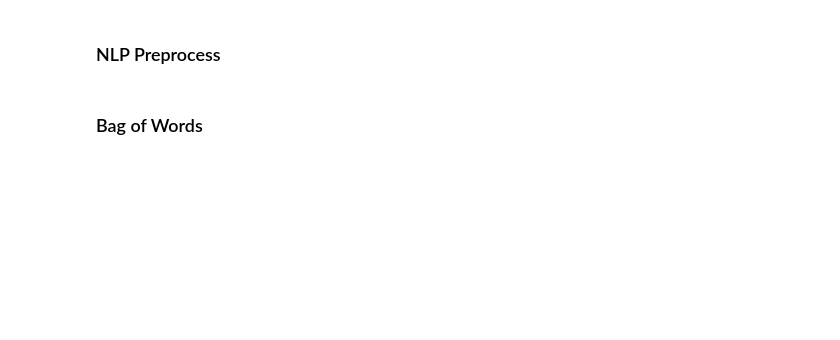
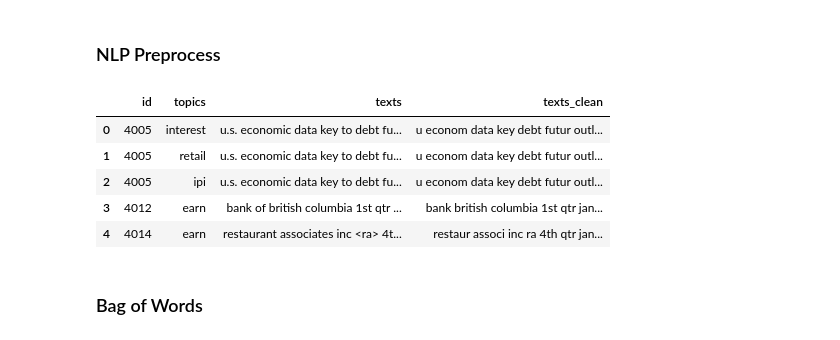
Before and after one commit to yinhao0424/reuters, a Jupyter notebook: ReutersEmbedding.ipynb, the cells around one changed output. Cells and saved outputs as stored; diff of their text form; code cells hidden in the pictures; blank space fills up the shorter version.

```diff
--- a/ReutersEmbedding.ipynb
+++ b/ReutersEmbedding.ipynb
@@ -66,6 +92,15 @@ def nlp_preprocess(text):
 # %%
 reuters_train['texts_clean'] = reuters_train['texts'].apply(lambda x:nlp_preprocess(x))
 reuters_test['texts_clean'] = reuters_test['texts'].apply(lambda x:nlp_preprocess(x))
+# %%
+reuters_train.head()
+# %% [output]
+|  | id | topics | texts | texts_clean |
+| 0 | 4005 | interest | u.s. economic data key to debt fu... | u econom data key debt futur outl... |
+| 1 | 4005 | retail | u.s. economic data key to debt fu... | u econom data key debt futur outl... |
+| 2 | 4005 | ipi | u.s. economic data key to debt fu... | u econom data key debt futur outl... |
+| 3 | 4012 | earn | bank of british columbia 1st qtr ... | bank british columbia 1st qtr jan... |
+| 4 | 4014 | earn | restaurant associates inc <ra> 4t... | restaur associ inc ra 4th qtr jan... |
 # %% [markdown]
 ### Bag of Words
 # %%
```
Also changed, not shown: parts of 17 cells of this notebook.
